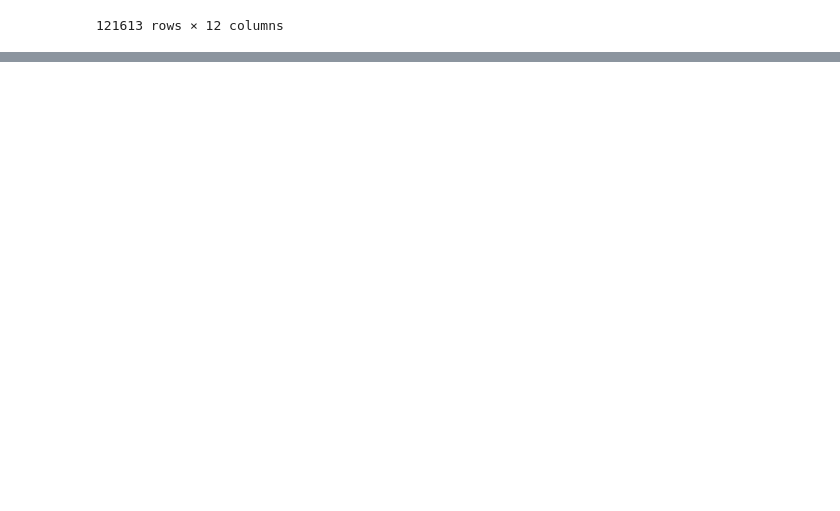
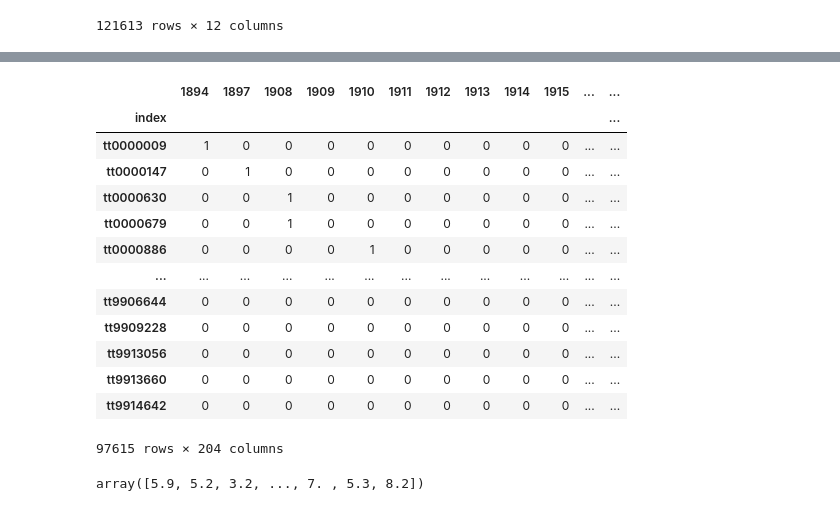
Before and after one commit to Zbtinp/IMDb, a Jupyter notebook: US Movie Analysis.ipynb, the cells around one changed output, grey strips where cells are left out. Saved outputs shown, nothing was run; the diff lists cells and outputs as text; code cells hidden in the pictures; blank space fills up the shorter version.

```diff
--- a/US Movie Analysis.ipynb
+++ b/US Movie Analysis.ipynb
@@ -346,0 +353,3 @@ crew.head()
+# %%
+df.drop(columns = ['region', 'titleType'], inplace = True)
+df
@@ -346,0 +374,2 @@ crew.head()
+# %%
+df = df.reset_index().drop_duplicates(subset='index').set_index('index')
@@ -346,0 +412,24 @@ crew.head()
+# %%
+years = pd.get_dummies(df.startYear)
+years =  years.iloc[:, :-1]
+years
+# %% [output]
+|  | 1894 | 1897 | 1908 | 1909 | 1910 | 1911 | 1912 | 1913 | 1914 | 1915 | ... | ... |
+| index |  |  |  |  |  |  |  |  |  |  |  | ... |
+| tt0000009 | 1 | 0 | 0 | 0 | 0 | 0 | 0 | 0 | 0 | 0 | ... | ... |
+| tt0000147 | 0 | 1 | 0 | 0 | 0 | 0 | 0 | 0 | 0 | 0 | ... | ... |
+| tt0000630 | 0 | 0 | 1 | 0 | 0 | 0 | 0 | 0 | 0 | 0 | ... | ... |
+| tt0000679 | 0 | 0 | 1 | 0 | 0 | 0 | 0 | 0 | 0 | 0 | ... | ... |
+| tt0000886 | 0 | 0 | 0 | 0 | 1 | 0 | 0 | 0 | 0 | 0 | ... | ... |
+| ... | ... | ... | ... | ... | ... | ... | ... | ... | ... | ... | ... | ... |
+| tt9906644 | 0 | 0 | 0 | 0 | 0 | 0 | 0 | 0 | 0 | 0 | ... | ... |
+| tt9909228 | 0 | 0 | 0 | 0 | 0 | 0 | 0 | 0 | 0 | 0 | ... | ... |
+| tt9913056 | 0 | 0 | 0 | 0 | 0 | 0 | 0 | 0 | 0 | 0 | ... | ... |
+| tt9913660 | 0 | 0 | 0 | 0 | 0 | 0 | 0 | 0 | 0 | 0 | ... | ... |
+| tt9914642 | 0 | 0 | 0 | 0 | 0 | 0 | 0 | 0 | 0 | 0 | ... | ... |
+97615 rows × 204 columns
+# %%
+y = df.iloc[:, 0].values
+y
+# %% [output]
+array([5.9, 5.2, 3.2, ..., 7. , 5.3, 8.2])
```
Also changed, not shown: parts of 21 cells of this notebook.
